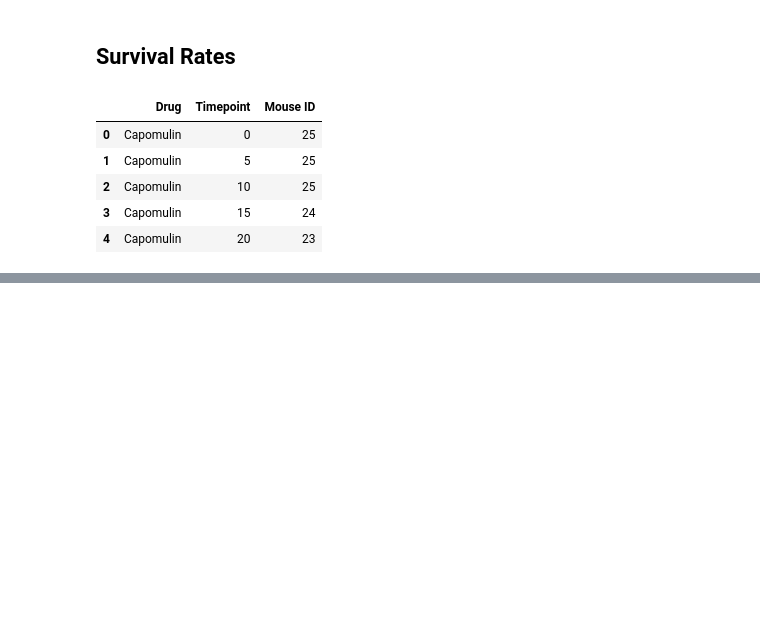
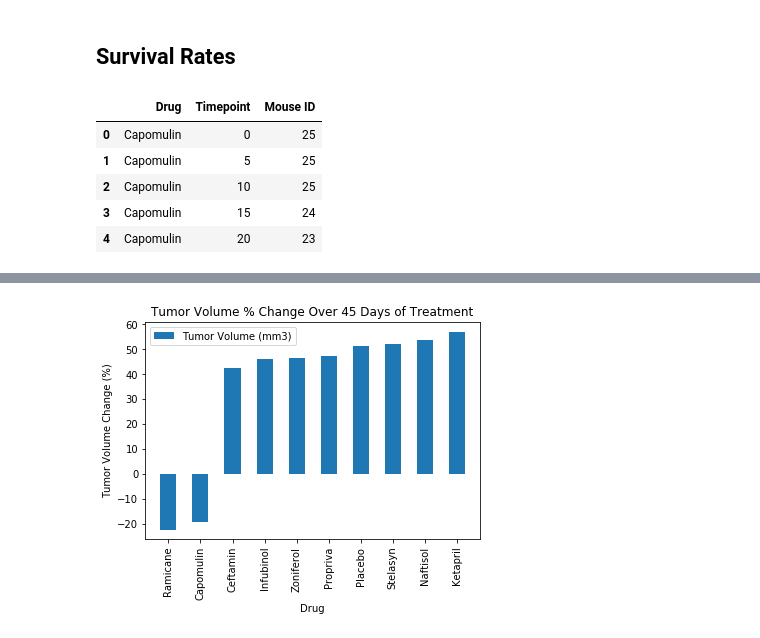
Before and after one commit to JosefinaAureaAmaro/02_Python_Matplotlib, a Jupyter notebook: Pymaceuticals_pymaceuticals_starter.ipynb, the cells around one changed output, grey strips where cells are left out. Saved outputs shown, nothing was run; the diff lists cells and outputs as text; code cells hidden in the pictures; blank space fills up the shorter version.

```diff
--- a/Pymaceuticals_pymaceuticals_starter.ipynb
+++ b/Pymaceuticals_pymaceuticals_starter.ipynb
@@ -215,0 +298,7 @@ plt.show()
+# %%
+# Calculate the tumor volume percent changes for each drug
+summary = ((mean_tumor_volume_pivot_df.loc[45]-mean_tumor_volume_pivot_df.loc[0])/mean_tumor_volume_pivot_df.loc[0])* 100
+# Display the data to confirm
+summary_s = summary.reset_index(name = "Tumor Volume (mm3)")
+summary_df = pd.DataFrame(summary_s).sort_values(by='Tumor Volume (mm3)')
+summary_df
@@ -215,0 +317,4 @@ plt.show()
+# %%
+summary_df_pivot = pd.pivot_table(summary_df,values="Tumor Volume (mm3)",index=['Drug'])
+summary_df_pivot_sorted = summary_df_pivot.sort_values(by = "Tumor Volume (mm3)")
+summary_df_pivot_sorted
@@ -215,0 +334,11 @@ plt.show()
+# %%
+ax = summary_df_pivot_sorted.plot(kind = 'bar')
+ax.set_ylabel("Tumor Volume Change (%)")
+ax.set_xlabel("Drug")
+ax.set_title('Tumor Volume % Change Over 45 Days of Treatment')
+ax.autoscale()
+ax.use_sticky_edges = False
+
+plt.show()
+# %% [output]
+[figure, added]
```
Also changed, not shown: parts of 22 cells of this notebook.
